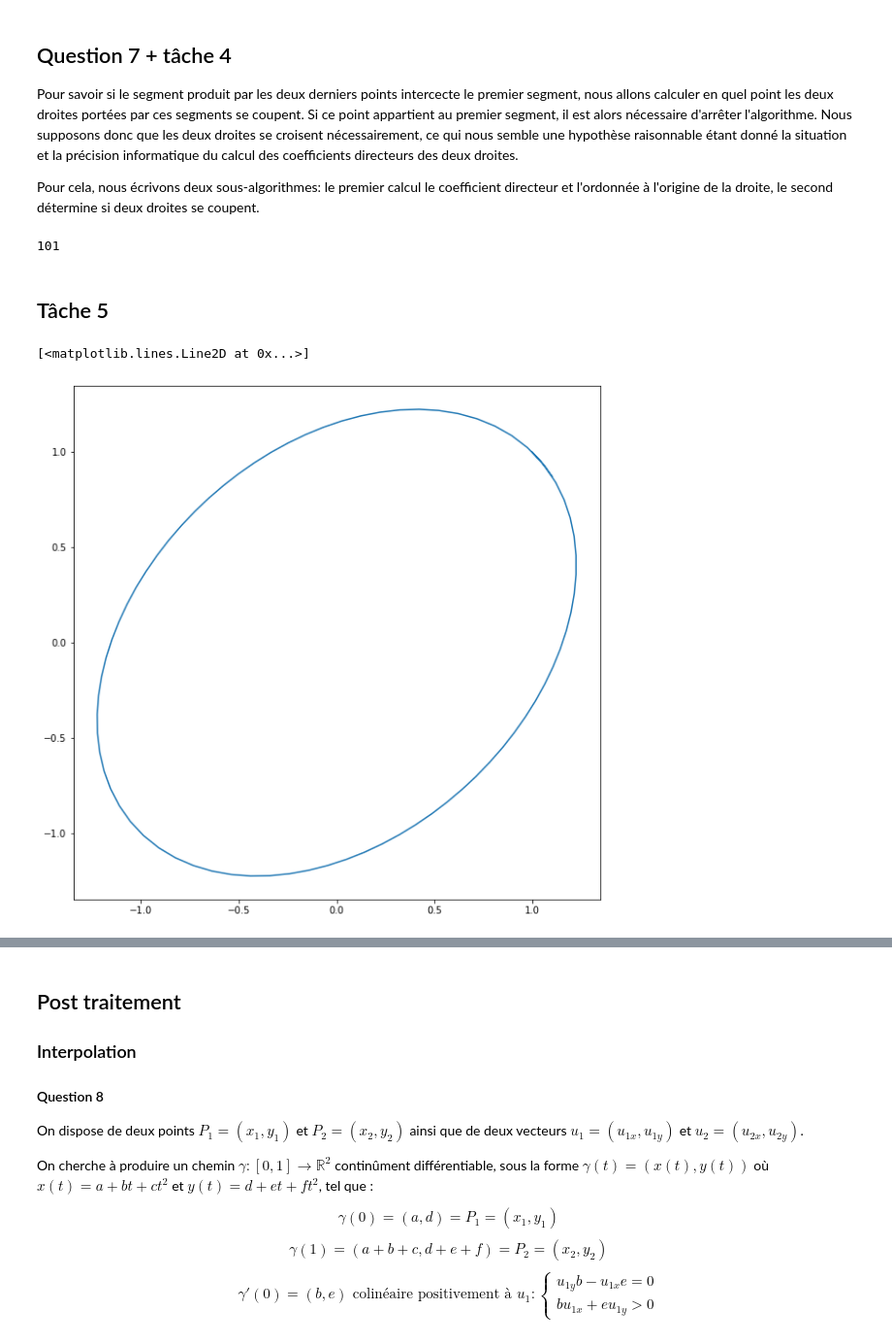
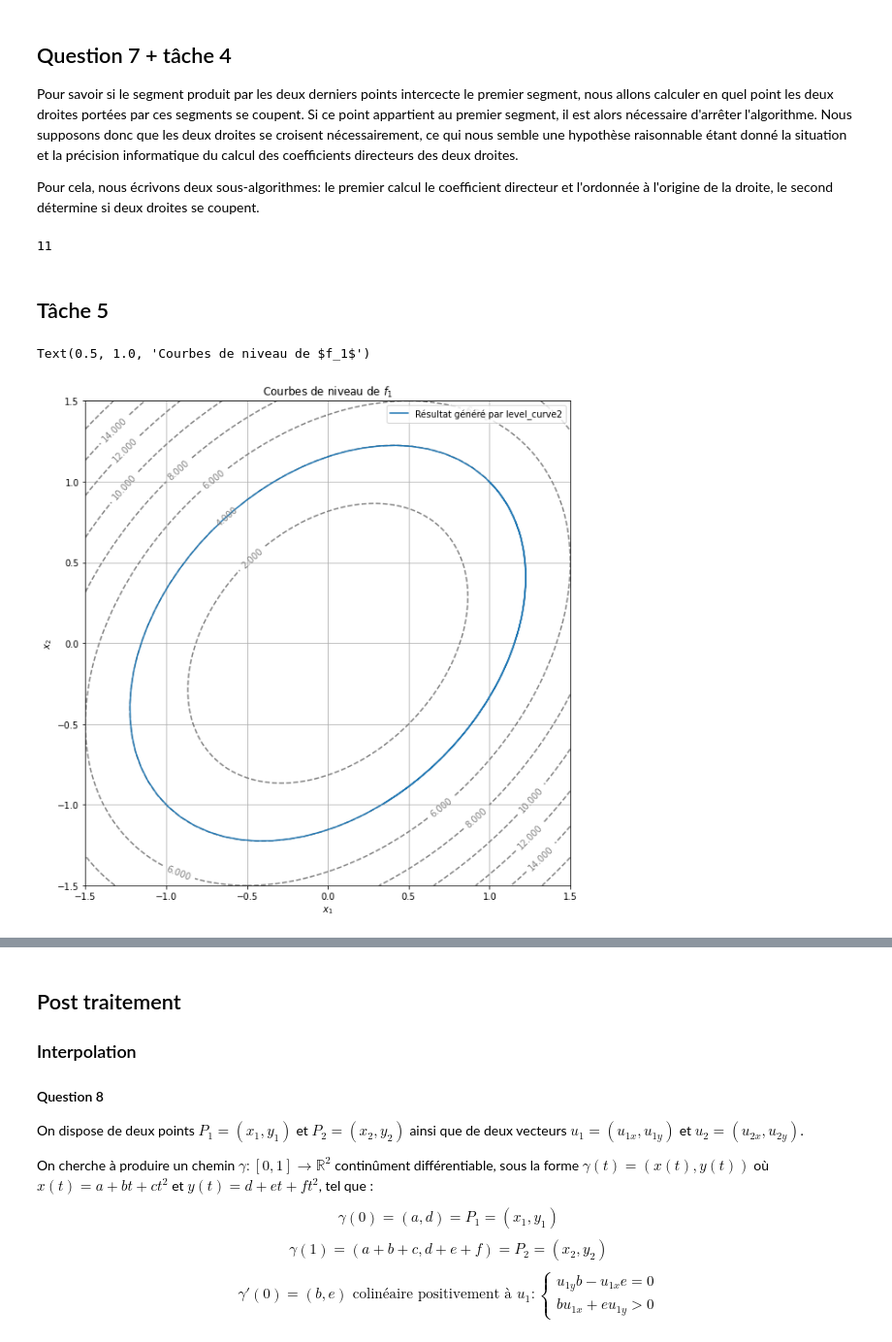
Before and after one commit to guillaume-rouy/projetm, a Jupyter notebook: Projet.ipynb, the cells around one changed output, grey strips where cells are left out. Shown at 97% size. Saved outputs shown, nothing was run; the diff lists cells and outputs as text; code cells hidden in the pictures.

```diff
--- a/Projet.ipynb
+++ b/Projet.ipynb
@@ -561,7 +569,7 @@ def test(L):
     else:
         return not inter(L[0], L[1], L[-2], L[-1])
 
-c= 4
+c= -1.6
 
 def level_curve2(f, x0, y0, delta=0.1, N=10, eps=eps):
 
@@ -600,18 +608,39 @@ def level_curve2(f, x0, y0, delta=0.1, N=10, eps=eps):
 
     return L
 
-print(len(level_curve2(f1, 1.0 , 1.0 ,delta=0.1, N=100, eps=eps)))
+print(len(level_curve2(f3, 0.0 , -3.5 ,delta=0.1, N=100, eps=eps)))
 # %% [output]
-101
+11
 # %% [markdown]
 ## Tâche 5
-# %%
-res = level_curve2(f1, 1.0 , 1.0 ,delta=0.1, N=78, eps=eps)
-x,y=[],[]
-for truc in res:
-    x+=[truc[0]]
-    y+=[truc[1]]
-plt.plot(x,y)
-# %% [output]
-[<matplotlib.lines.Line2D at 0x...>]
-[figure, removed]
+# %%
+##f1
+#On trace notre résultat
+c=4
+
+res = level_curve2(f1, 1.0 , 1.0 ,delta=0.1, N=100, eps=eps)
+x1,y1=[],[]
+for truc in res:
+    x1+=[truc[0]]
+    y1+=[truc[1]]
+
+#On trace les ensembles de niveaux
+levels=10
+x2=np.linspace(-1.5, 1.5, 100)
+y2=np.linspace(-1.5, 1.5, 100)
+X, Y = np.meshgrid(x2, y2)
+Z = f1(X, Y)
+fig, ax = plt.subplots()
+contour_set = plt.contour( X, Y, Z, colors="grey", linestyles="dashed", levels=levels, label='Résultat généré par display_contour')
+ax.clabel(contour_set)
+plt.grid(True)
+plt.xlabel("$x_1$")
+plt.ylabel("$x_2$")
+plt.gca().set_aspect("equal")
+plt.plot(x1,y1, label='Résultat généré par level_curve2')
+plt.legend()
+plt.title(f'Courbes de niveau de $f_1$')
+print(len(level_curve2(f1, 1.0 , 1.0 ,delta=0.1, N=100, eps=eps)))
+# %% [output]
+Text(0.5, 1.0, 'Courbes de niveau de $f_1$')
+[figure, added]
```
Also changed, not shown: parts of 3 cells of this notebook.
